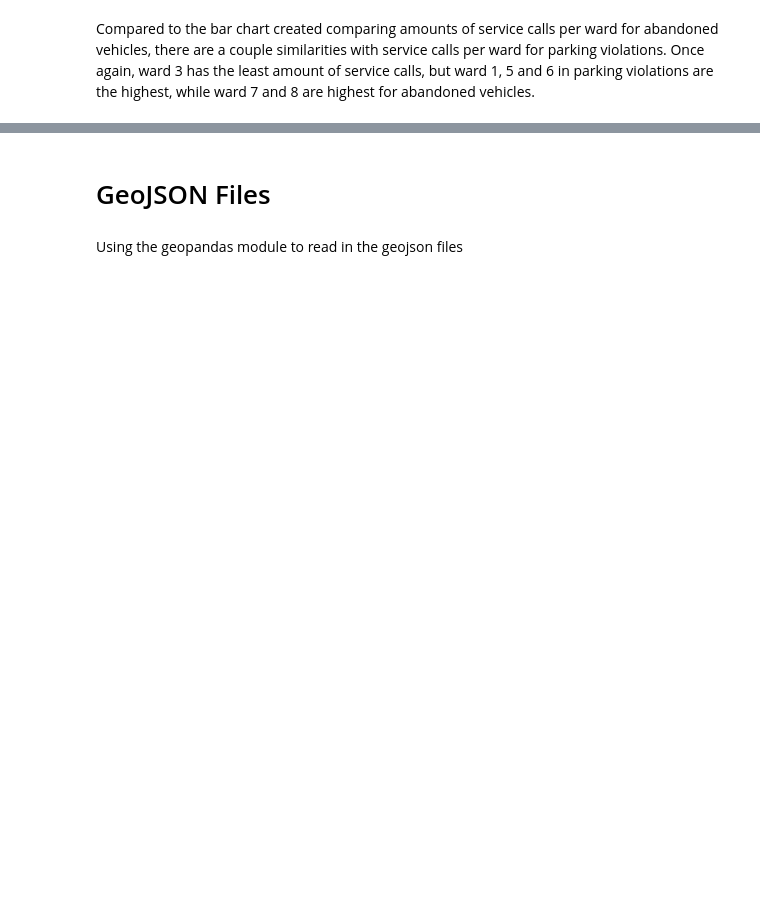
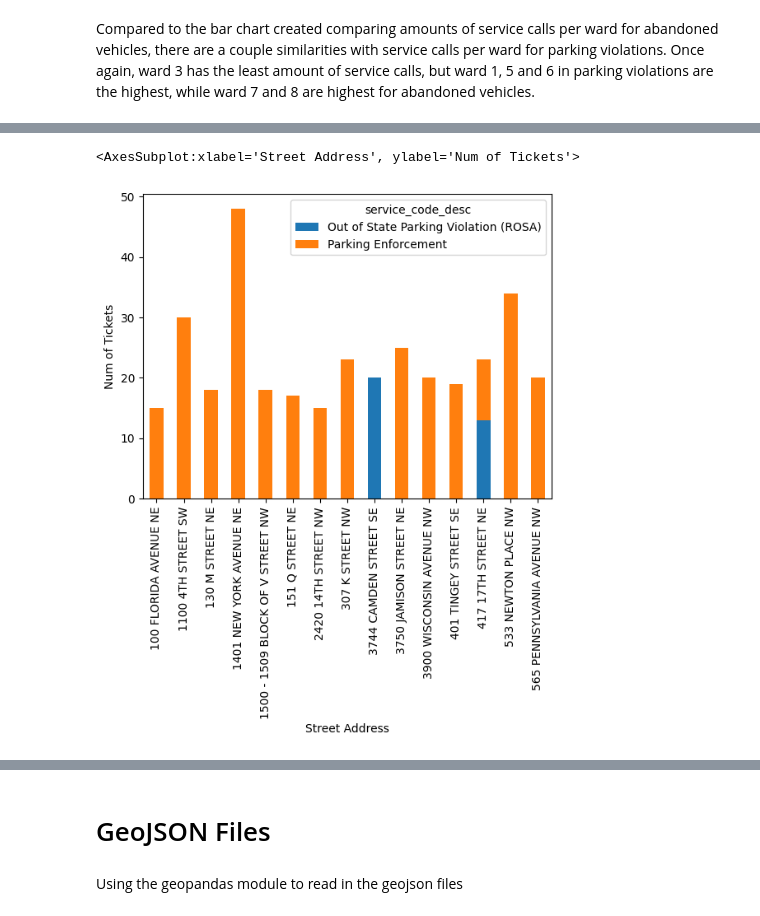
Before and after one commit to MarioVA1/INST447FinalProject, a Jupyter notebook: INST477_Final_Project.ipynb, the cells around one changed output, grey strips where cells are left out. Saved outputs shown, nothing was run; the diff lists cells and outputs as text; code cells hidden in the pictures; blank space fills up the shorter version.

```diff
--- a/INST477_Final_Project.ipynb
+++ b/INST477_Final_Project.ipynb
@@ -253,0 +312,10 @@ Compared to the bar chart created comparing amounts of service calls per ward fo
+# %%
+# Visualizing the type of ticket violation for the top 15 ticketed locations in DC.
+
+top_tickets = parking_df.groupby('street_address').size().sort_values(ascending = False).head(15).index.to_list()
+
+top_tix_df = parking_df.loc[parking_df['street_address'].isin(top_tickets)]
+top_tix_df.groupby(['street_address', 'service_code_desc']).size().unstack().plot(kind = 'bar', xlabel = 'Street Address', ylabel = 'Num of Tickets', stacked = True)
+# %% [output]
+<AxesSubplot:xlabel='Street Address', ylabel='Num of Tickets'>
+[figure, added]
```
Also changed, not shown: parts of 16 cells of this notebook.
